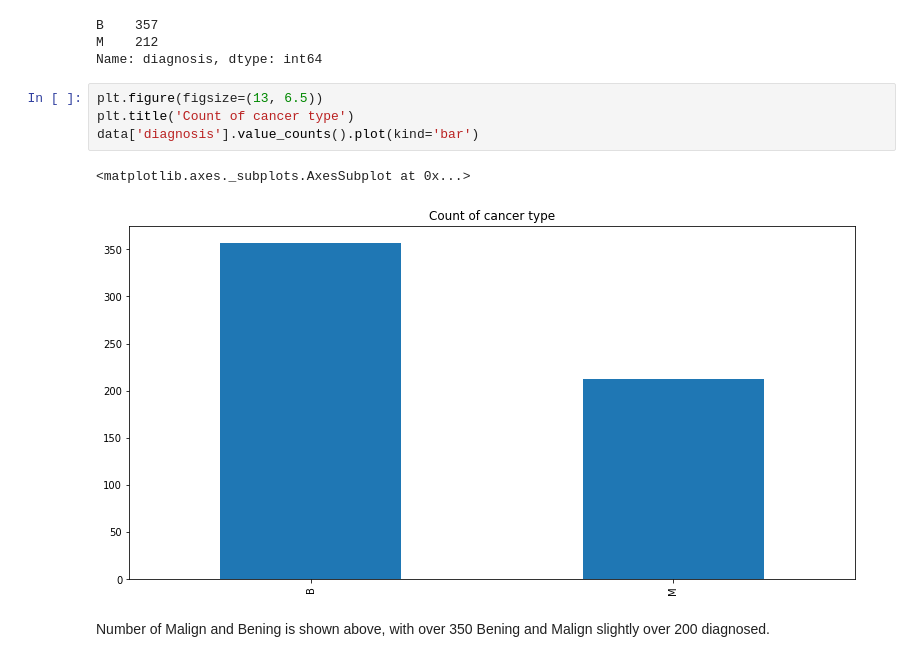
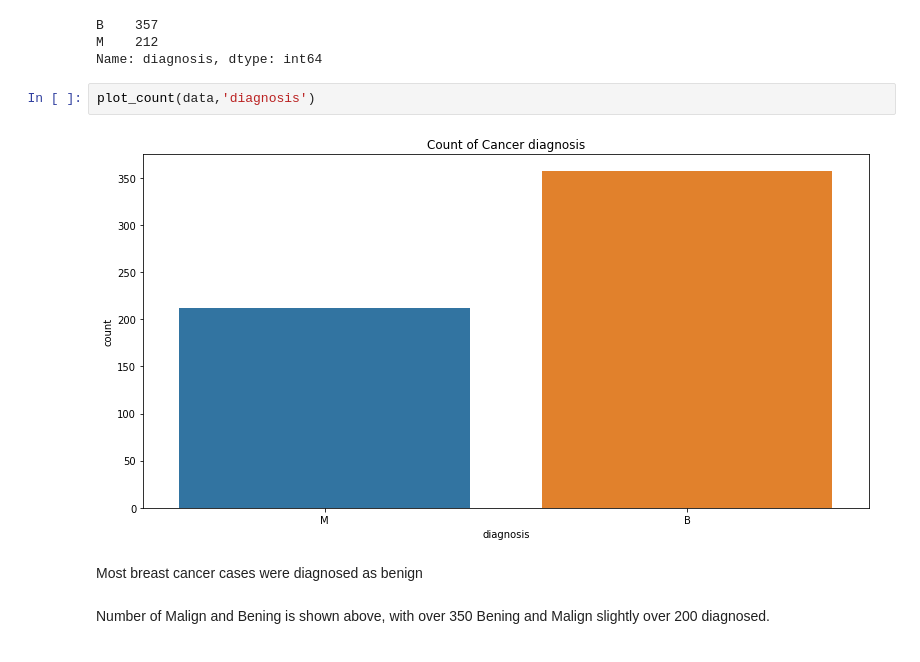
Before and after one commit to khaiyra/casualty, a Jupyter notebook: notebook/DataExploration.ipynb, the cells around one changed output. Saved outputs shown, nothing was run; the diff lists cells and outputs as text.

```diff
--- a/notebook/DataExploration.ipynb
+++ b/notebook/DataExploration.ipynb
@@ -128,12 +131,11 @@ data['diagnosis'].value_counts()
 B    357
 M    212
 Name: diagnosis, dtype: int64
-# %%
-plt.figure(figsize=(13, 6.5))
-plt.title('Count of cancer type')
-data['diagnosis'].value_counts().plot(kind='bar')
-# %% [output]
-<matplotlib.axes._subplots.AxesSubplot at 0x...>
-[figure, removed]
+# %%
+plot_count(data,'diagnosis')
+# %% [output]
+[figure, added]
+# %% [markdown]
+Most breast cancer cases were diagnosed as benign
 # %% [markdown]
 Number of Malign and Bening is shown above, with over 350 Bening and Malign slightly over 200  diagnosed.
```
Also changed, not shown: parts of 25 cells of this notebook.
